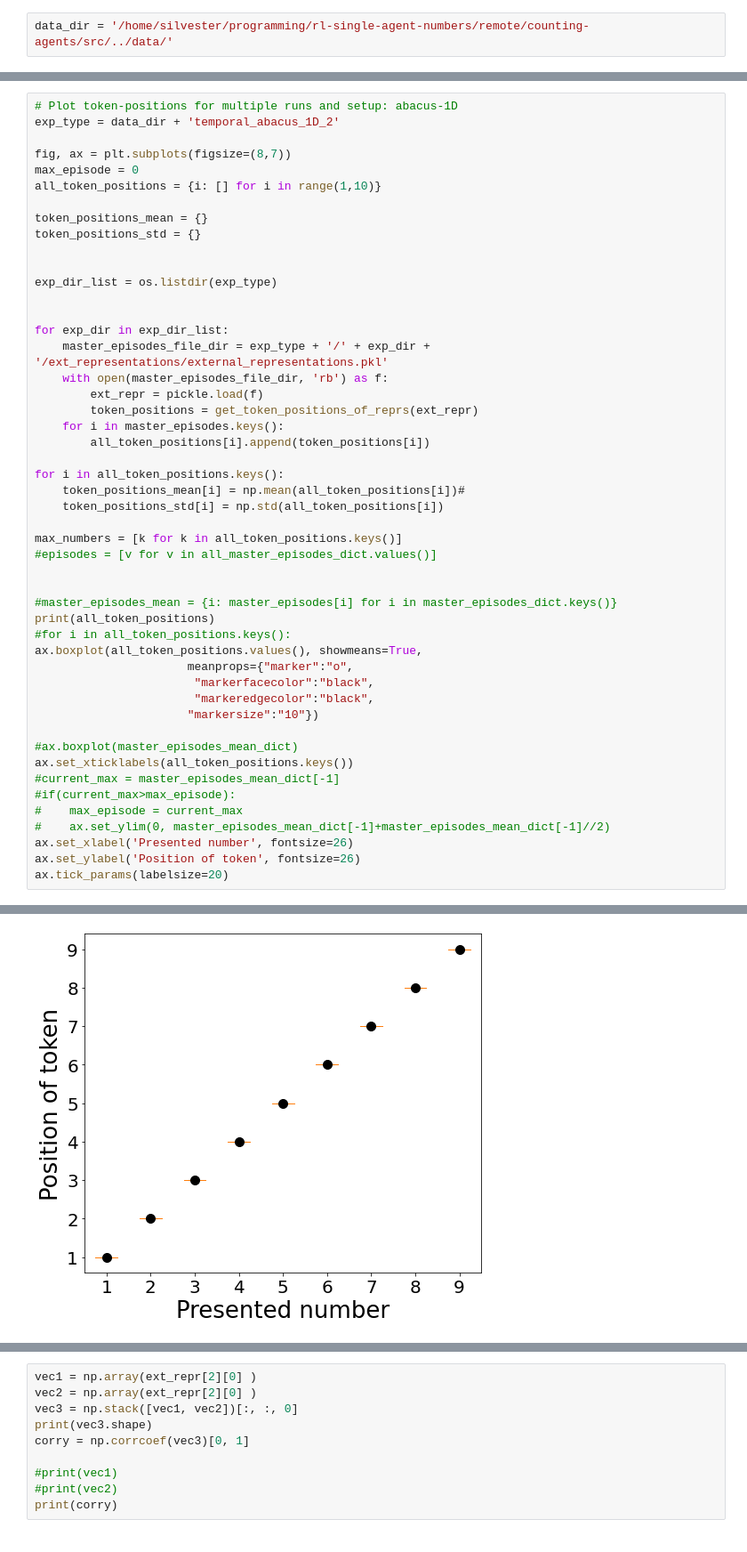
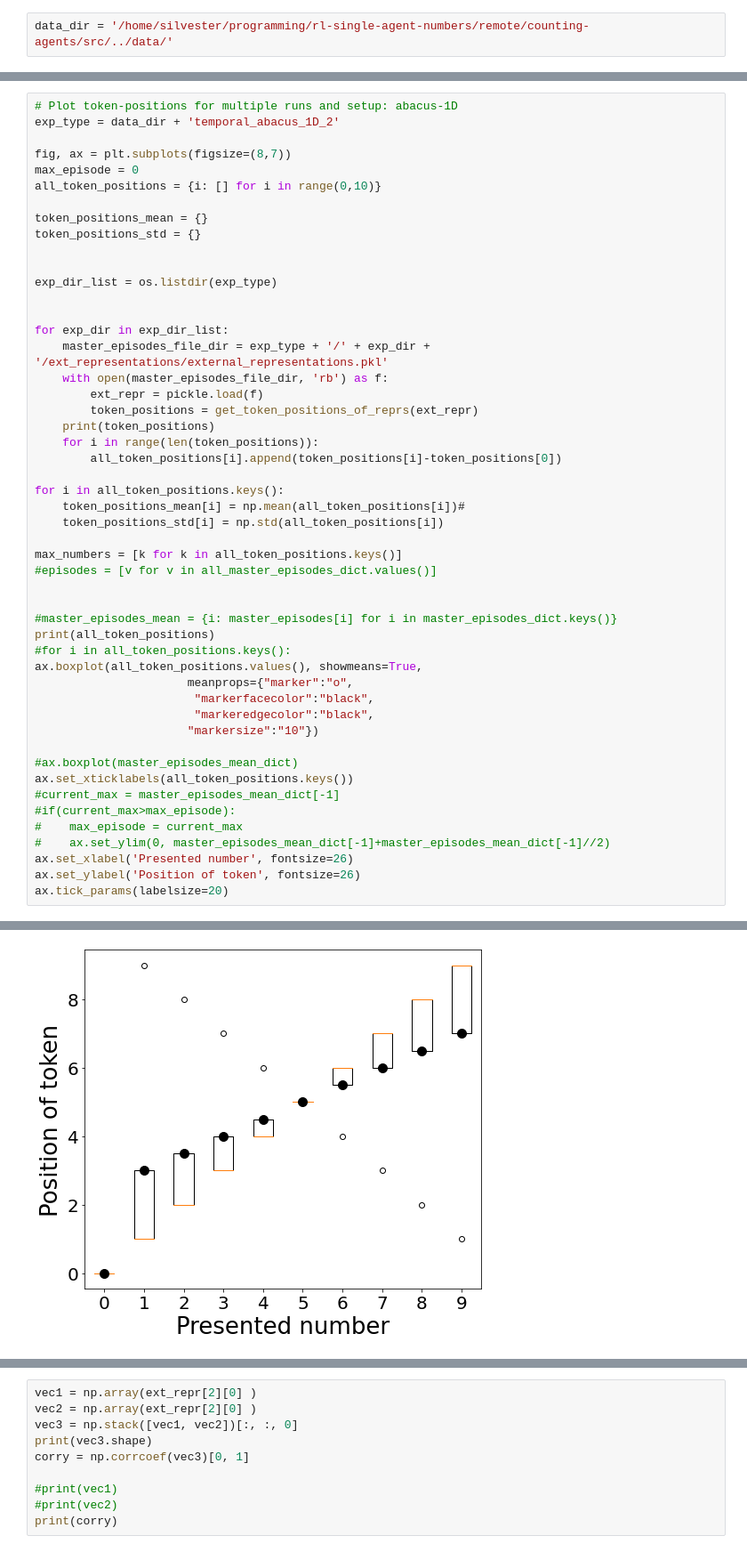
Before and after one commit to flavio2018/counting-agents, a Jupyter notebook: src/Results_Analysis.ipynb, the cells around one changed output, grey strips where cells are left out. Shown: that part at 89% size. Saved outputs shown, nothing was run; the diff lists cells and outputs as text.

```diff
--- a/src/Results_Analysis.ipynb
+++ b/src/Results_Analysis.ipynb
@@ -43,7 +43,7 @@ exp_type = data_dir + 'temporal_abacus_1D_2'
 
 fig, ax = plt.subplots(figsize=(8,7))
 max_episode = 0
-all_token_positions = {i: [] for i in range(1,10)}
+all_token_positions = {i: [] for i in range(0,10)}
 
 token_positions_mean = {}
 token_positions_std = {}
@@ -57,8 +57,9 @@ for exp_dir in exp_dir_list:
     with open(master_episodes_file_dir, 'rb') as f:
         ext_repr = pickle.load(f)
         token_positions = get_token_positions_of_reprs(ext_repr)
-    for i in master_episodes.keys():
-        all_token_positions[i].append(token_positions[i])
+    print(token_positions)
+    for i in range(len(token_positions)):
+        all_token_positions[i].append(token_positions[i]-token_positions[0])
 
 for i in all_token_positions.keys():
     token_positions_mean[i] = np.mean(all_token_positions[i])#
@@ -91,4 +96,4 @@ ax.tick_params(labelsize=20)
-[figure, old version]
+[figure, new version]
 # %%
 ### Plot Master-episodes for all setups and runs
 
```
Also changed, not shown: parts of 6 cells of this notebook, 4 other files.
